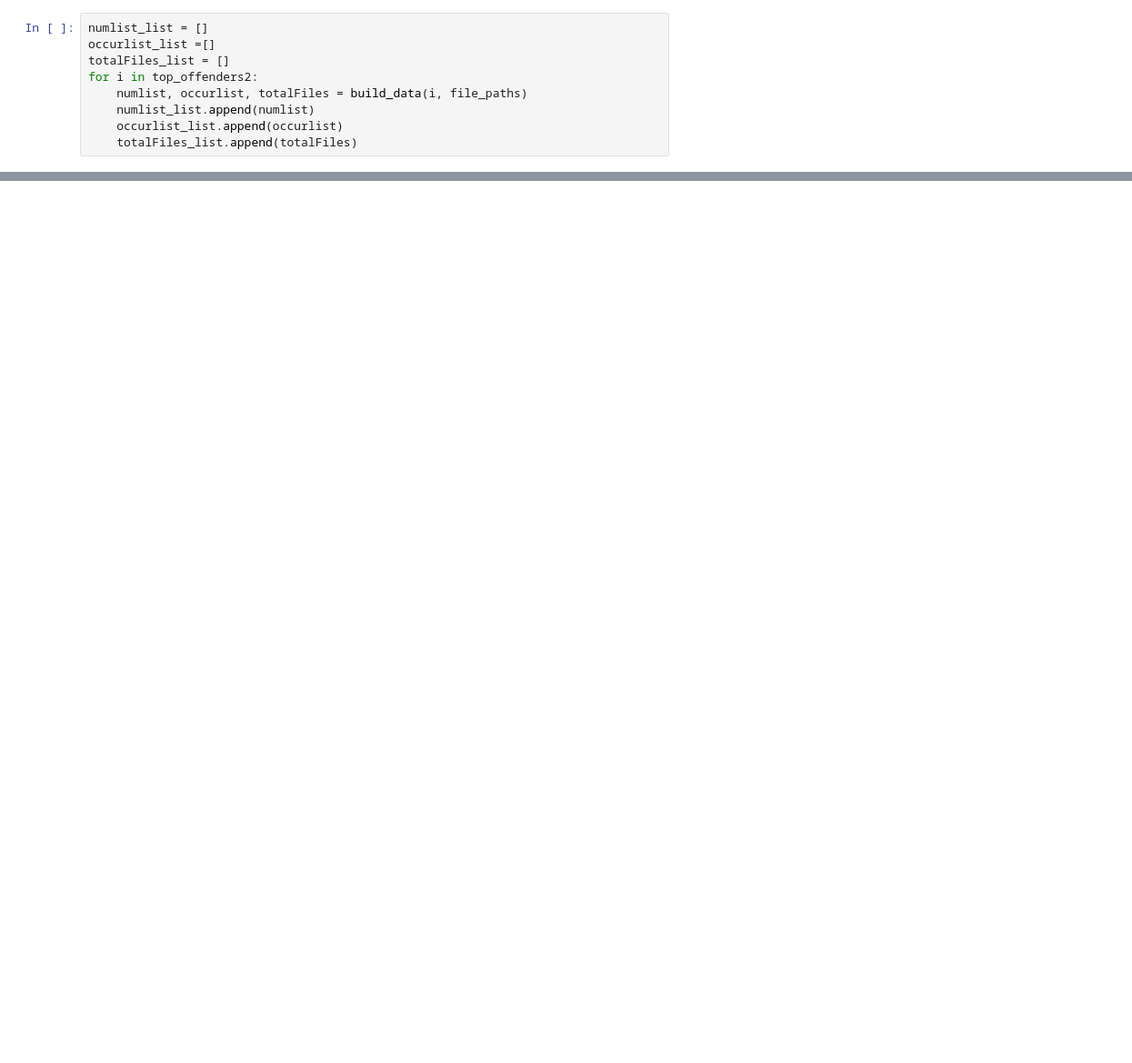
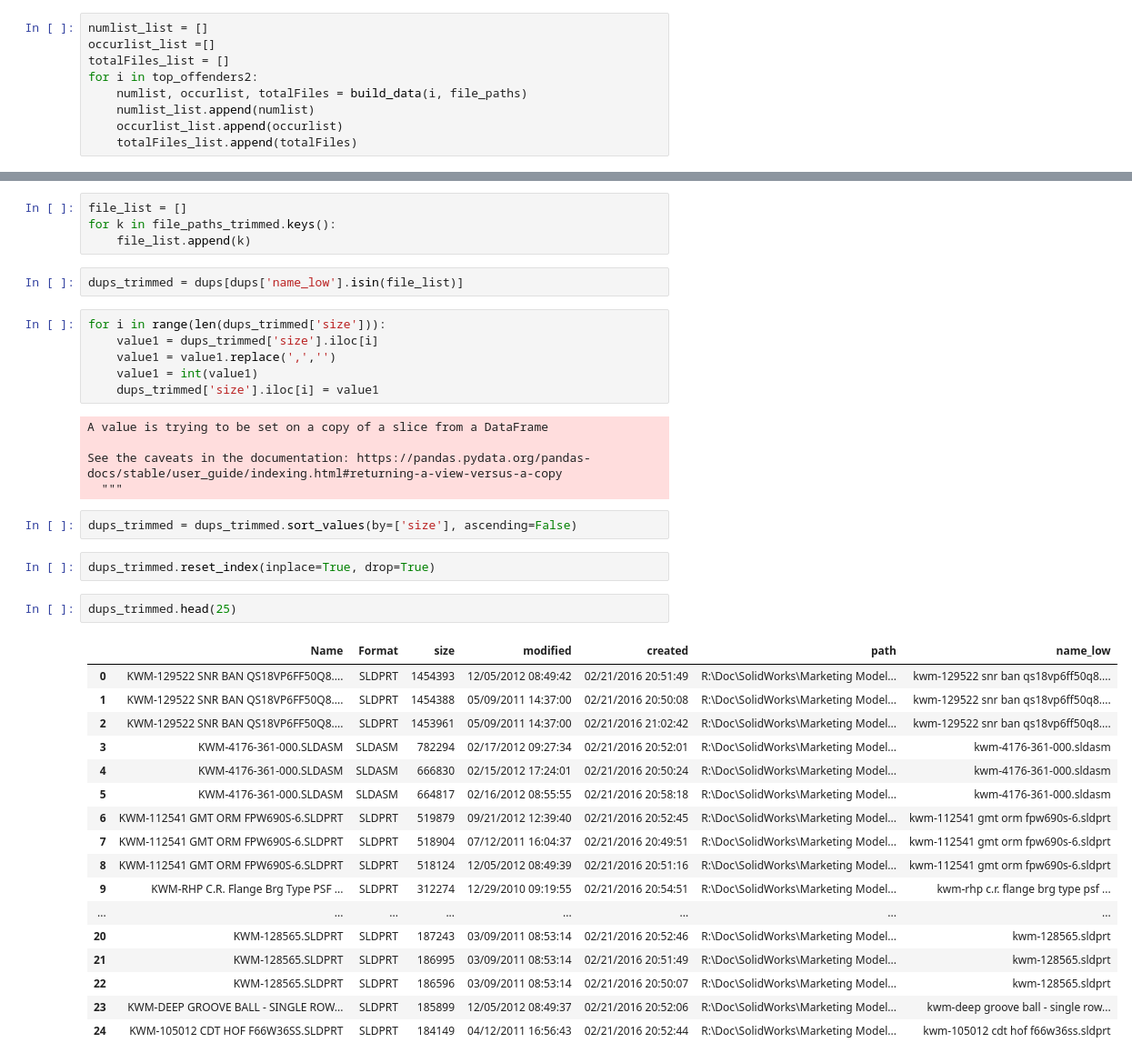
Before and after one commit to gratten/data_cleanse, a Jupyter notebook: notebooks/top_offender_03.ipynb, the cells around one changed output, grey strips where cells are left out. Shown at 91% size. Drawn from its saved outputs; the diff is of its cells as text; blank space fills up the shorter version.

```diff
--- a/notebooks/top_offender_03.ipynb
+++ b/notebooks/top_offender_03.ipynb
@@ -141,0 +201,41 @@ for i in range(len(numlist_list)):
+# %%
+file_list = []
+for k in file_paths_trimmed.keys():
+    file_list.append(k)
+# %%
+dups_trimmed = dups[dups['name_low'].isin(file_list)]
+# %%
+for i in range(len(dups_trimmed['size'])):
+    value1 = dups_trimmed['size'].iloc[i]
+    value1 = value1.replace(',','')
+    value1 = int(value1)
+    dups_trimmed['size'].iloc[i] = value1
+# %% [output]
+A value is trying to be set on a copy of a slice from a DataFrame
+
+See the caveats in the documentation: https://pandas.pydata.org/pandas-docs/stable/user_guide/indexing.html#returning-a-view-versus-a-copy
+  """
+# %%
+dups_trimmed = dups_trimmed.sort_values(by=['size'], ascending=False)
+# %%
+dups_trimmed.reset_index(inplace=True, drop=True)
+# %%
+dups_trimmed.head(25)
+# %% [output]
+|  | Name | Format | size | modified | created | path | name_low |
+| 0 | KWM-129522 SNR BAN QS18VP6FF50Q8.... | SLDPRT | 1454393 | 12/05/2012 08:49:42 | 02/21/2016 20:51:49 | R:\Doc\SolidWorks\Marketing Model... | kwm-129522 snr ban qs18vp6ff50q8.... |
+| 1 | KWM-129522 SNR BAN QS18VP6FF50Q8.... | SLDPRT | 1454388 | 05/09/2011 14:37:00 | 02/21/2016 20:50:08 | R:\Doc\SolidWorks\Marketing Model... | kwm-129522 snr ban qs18vp6ff50q8.... |
+| 2 | KWM-129522 SNR BAN QS18VP6FF50Q8.... | SLDPRT | 1453961 | 05/09/2011 14:37:00 | 02/21/2016 21:02:42 | R:\Doc\SolidWorks\Marketing Model... | kwm-129522 snr ban qs18vp6ff50q8.... |
+| 3 | KWM-4176-361-000.SLDASM | SLDASM | 782294 | 02/17/2012 09:27:34 | 02/21/2016 20:52:01 | R:\Doc\SolidWorks\Marketing Model... | kwm-4176-361-000.sldasm |
+| 4 | KWM-4176-361-000.SLDASM | SLDASM | 666830 | 02/15/2012 17:24:01 | 02/21/2016 20:50:24 | R:\Doc\SolidWorks\Marketing Model... | kwm-4176-361-000.sldasm |
+| 5 | KWM-4176-361-000.SLDASM | SLDASM | 664817 | 02/16/2012 08:55:55 | 02/21/2016 20:58:18 | R:\Doc\SolidWorks\Marketing Model... | kwm-4176-361-000.sldasm |
+| 6 | KWM-112541 GMT ORM FPW690S-6.SLDPRT | SLDPRT | 519879 | 09/21/2012 12:39:40 | 02/21/2016 20:52:45 | R:\Doc\SolidWorks\Marketing Model... | kwm-112541 gmt orm fpw690s-6.sldprt |
+| 7 | KWM-112541 GMT ORM FPW690S-6.SLDPRT | SLDPRT | 518904 | 07/12/2011 16:04:37 | 02/21/2016 20:49:51 | R:\Doc\SolidWorks\Marketing Model... | kwm-112541 gmt orm fpw690s-6.sldprt |
+| 8 | KWM-112541 GMT ORM FPW690S-6.SLDPRT | SLDPRT | 518124 | 12/05/2012 08:49:39 | 02/21/2016 20:51:16 | R:\Doc\SolidWorks\Marketing Model... | kwm-112541 gmt orm fpw690s-6.sldprt |
+| 9 | KWM-RHP C.R. Flange Brg Type PSF ... | SLDPRT | 312274 | 12/29/2010 09:19:55 | 02/21/2016 20:54:51 | R:\Doc\SolidWorks\Marketing Model... | kwm-rhp c.r. flange brg type psf ... |
+| ... | ... | ... | ... | ... | ... | ... | ... |
+| 20 | KWM-128565.SLDPRT | SLDPRT | 187243 | 03/09/2011 08:53:14 | 02/21/2016 20:52:46 | R:\Doc\SolidWorks\Marketing Model... | kwm-128565.sldprt |
+| 21 | KWM-128565.SLDPRT | SLDPRT | 186995 | 03/09/2011 08:53:14 | 02/21/2016 20:51:49 | R:\Doc\SolidWorks\Marketing Model... | kwm-128565.sldprt |
+| 22 | KWM-128565.SLDPRT | SLDPRT | 186596 | 03/09/2011 08:53:14 | 02/21/2016 20:50:07 | R:\Doc\SolidWorks\Marketing Model... | kwm-128565.sldprt |
+| 23 | KWM-DEEP GROOVE BALL - SINGLE ROW... | SLDPRT | 185899 | 12/05/2012 08:49:37 | 02/21/2016 20:52:06 | R:\Doc\SolidWorks\Marketing Model... | kwm-deep groove ball - single row... |
+| 24 | KWM-105012 CDT HOF F66W36SS.SLDPRT | SLDPRT | 184149 | 04/12/2011 16:56:43 | 02/21/2016 20:52:44 | R:\Doc\SolidWorks\Marketing Model... | kwm-105012 cdt hof f66w36ss.sldprt |
```
Also changed, not shown: parts of 14 cells of this notebook, 8 other files.
